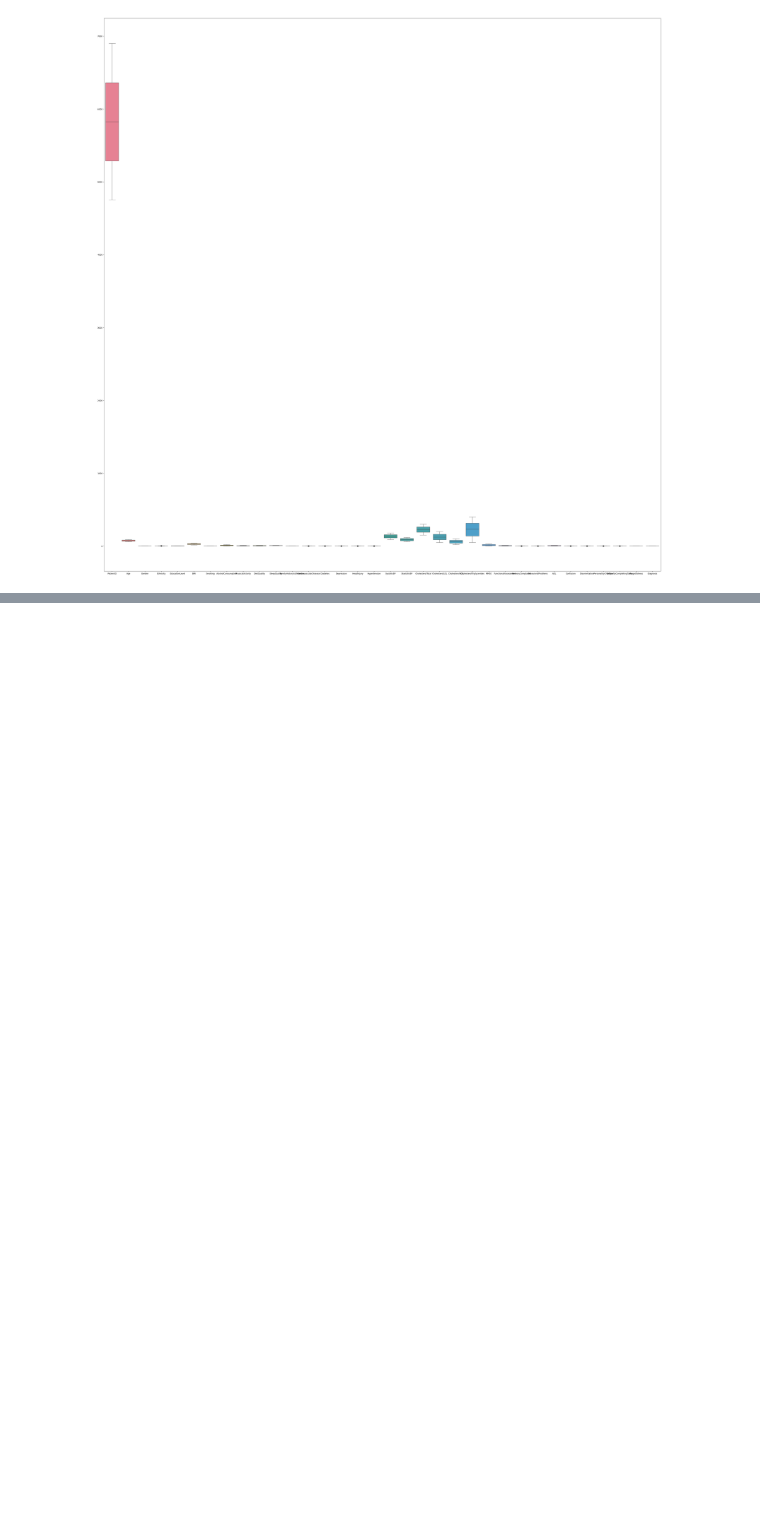
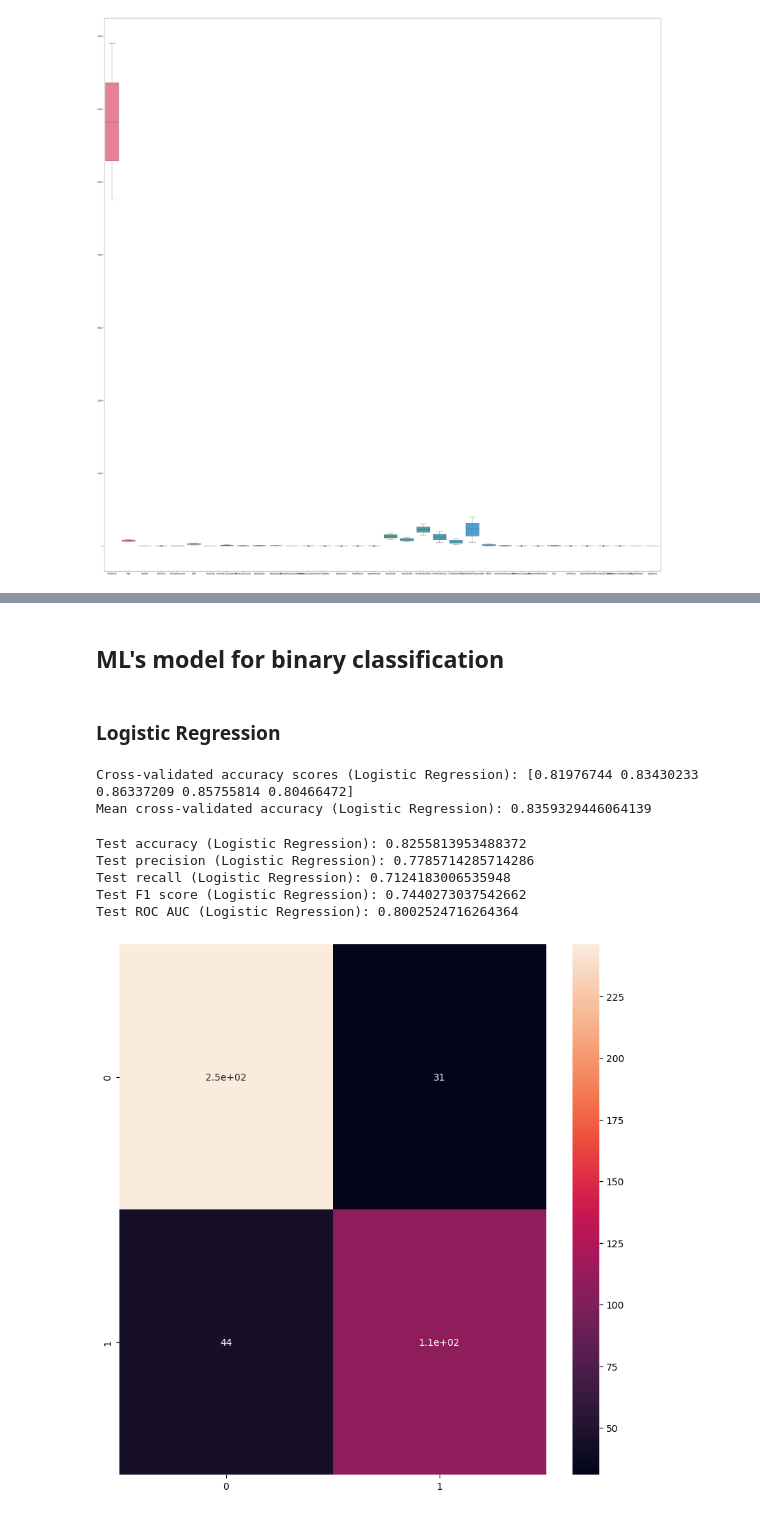
Before and after one commit to aaudric/Alzheimer-s-Disease-Predictions, a Jupyter notebook: alzheimer.ipynb, the cells around one changed output, grey strips where cells are left out. Drawn from its saved outputs; the diff is of its cells as text; code cells hidden in the pictures; blank space fills up the shorter version.

Commit message:
logistic regression with cross-validation

```diff
--- a/alzheimer.ipynb
+++ b/alzheimer.ipynb
@@ -136,0 +139,53 @@ plt.savefig('boxplot.png')
+# %%
+# Split the data into features and target
+X = alzheimer.drop(columns=['Diagnosis'])
+y = alzheimer['Diagnosis']
+
+# Split the data into training and testing
+X_train, X_test, y_train, y_test = train_test_split(X, y, test_size=0.2, random_state=42)
+
+# Standardize the data
+scaler = StandardScaler()
+X_train = scaler.fit_transform(X_train)
+X_test = scaler.transform(X_test)
+# %% [markdown]
+## ML's model for binary classification
+# %% [markdown]
+### Logistic Regression
+# %%
+model_lr = LogisticRegression()
+cv_scores_lr = cross_val_score(model_lr, X_train, y_train, cv=5, scoring='accuracy')
+
+print(f"Cross-validated accuracy scores (Logistic Regression): {cv_scores_lr}")
+print(f"Mean cross-validated accuracy (Logistic Regression): {cv_scores_lr.mean()}")
+# %% [output]
+Cross-validated accuracy scores (Logistic Regression): [0.81976744 0.83430233 0.86337209 0.85755814 0.80466472]
+Mean cross-validated accuracy (Logistic Regression): 0.8359329446064139
+# %%
+model_lr.fit(X_train, y_train)
+predictions_lr = model_lr.predict(X_test)
+
+accuracy_lr = accuracy_score(y_test, predictions_lr)
+precision_lr = precision_score(y_test, predictions_lr)
+recall_lr = recall_score(y_test, predictions_lr)
+f1_lr = f1_score(y_test, predictions_lr)
+roc_auc_lr = roc_auc_score(y_test, predictions_lr)
+
+print(f"Test accuracy (Logistic Regression): {accuracy_lr}")
+print(f"Test precision (Logistic Regression): {precision_lr}")
+print(f"Test recall (Logistic Regression): {recall_lr}")
+print(f"Test F1 score (Logistic Regression): {f1_lr}")
+print(f"Test ROC AUC (Logistic Regression): {roc_auc_lr}")
+# %% [output]
+Test accuracy (Logistic Regression): 0.8255813953488372
+Test precision (Logistic Regression): 0.7785714285714286
+Test recall (Logistic Regression): 0.7124183006535948
+Test F1 score (Logistic Regression): 0.7440273037542662
+Test ROC AUC (Logistic Regression): 0.8002524716264364
+# %%
+plt.figure(figsize=(10, 10))
+cm_lr = confusion_matrix(y_test, predictions_lr)
+sns.heatmap(cm_lr, annot=True)
+plt.savefig('Reg Log/confusion_matrix.png')
+# %% [output]
+[figure, added]
```
Also changed, not shown: parts of 2 cells of this notebook, 1 other file.
